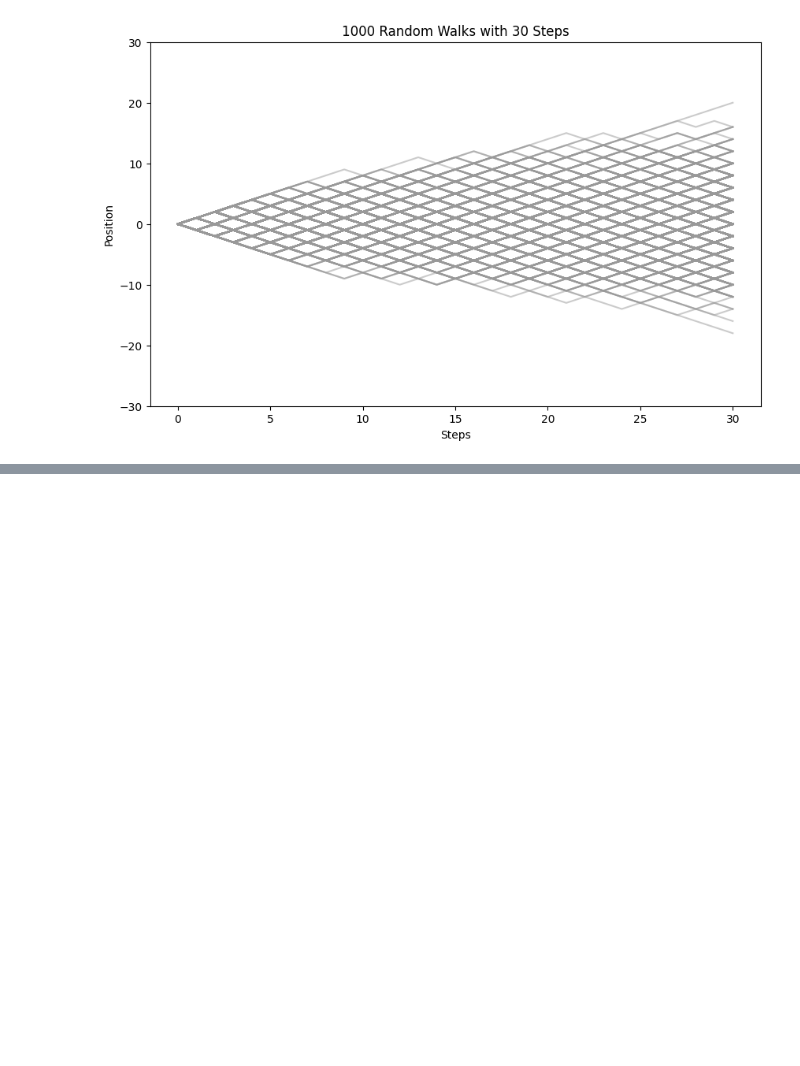
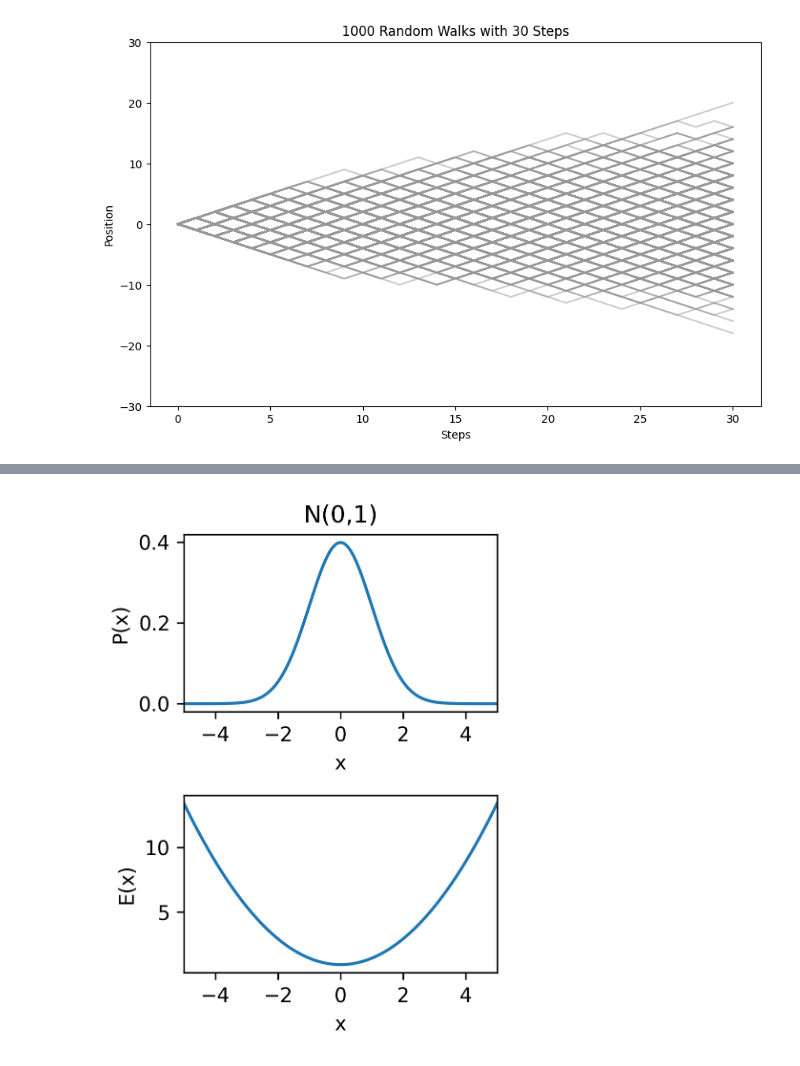
Before and after one commit to dbwilburn/BIOC5721, a Jupyter notebook: Random_Walk_AU24.ipynb, the cells around one changed output, grey strips where cells are left out. Saved outputs shown, nothing was run; the diff lists cells and outputs as text; code cells hidden in the pictures; blank space fills up the shorter version.

```diff
--- a/Random_Walk_AU24.ipynb
+++ b/Random_Walk_AU24.ipynb
@@ -42,0 +148,25 @@ visualize_random_walks(num_walks, steps, seed=seed)
+# %%
+## Plot reciprocal relationship of probability and energy
+
+xlim = (-5,5)
+x = np.linspace(*xlim,1000)
+p = stats.norm.pdf(x)
+E = -np.log(p)
+
+fig, ax = plt.subplots(figsize=(3,4), dpi=300, nrows=2)
+ax[0].set_title('N(0,1)')
+
+ax[0].plot(x,p)
+ax[1].plot(x,E)
+
+ax[0].set_ylabel('P(x)')
+ax[1].set_ylabel('E(x)')
+
+
+for i in range(2):
+    ax[i].set(xlim=xlim)
+    ax[i].set_xlabel('x')
+
+fig.tight_layout()
+# %% [output]
+[figure, added]
```
Also changed, not shown: parts of 5 cells of this notebook.
